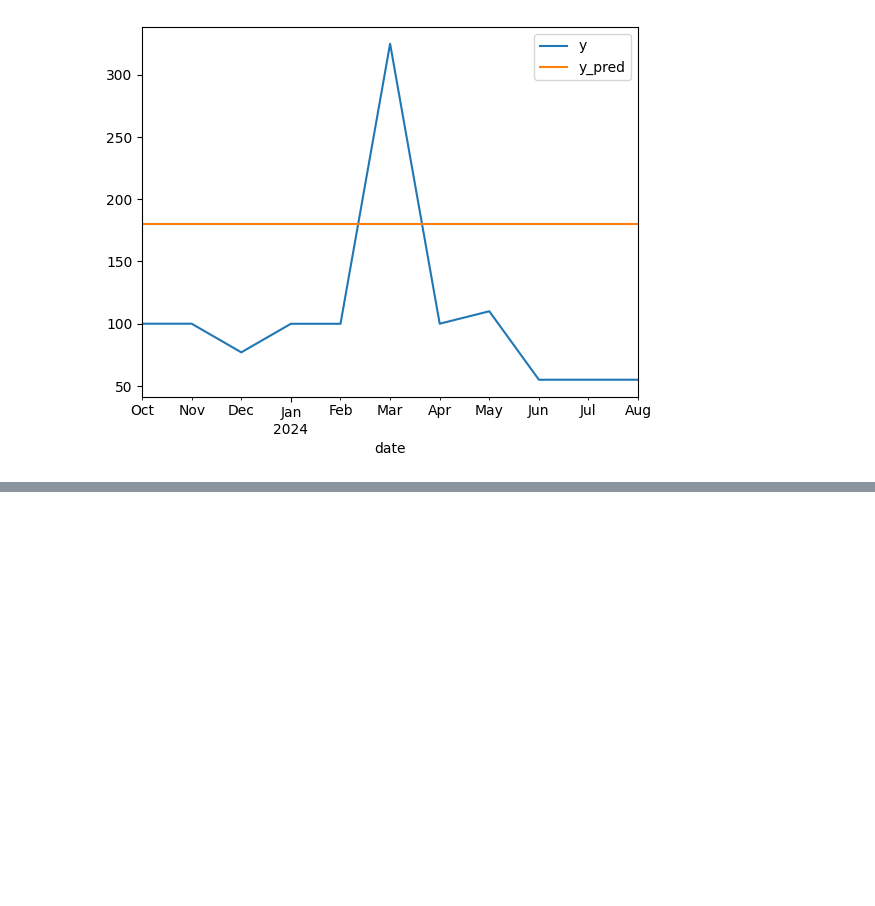
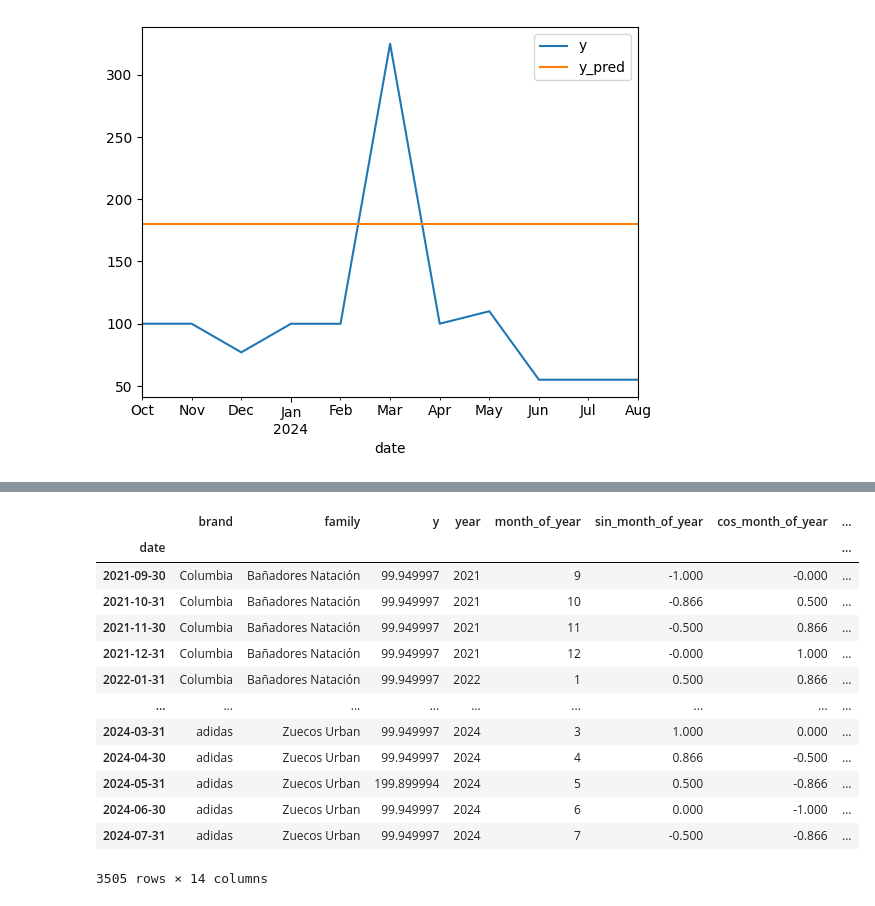
Before and after one commit to giarets/use_case_deporvillage, a Jupyter notebook: 4_model_naive.ipynb, the cells around one changed output, grey strips where cells are left out. Drawn from its saved outputs; the diff is of its cells as text; code cells hidden in the pictures; blank space fills up the shorter version.

```diff
--- a/4_model_naive.ipynb
+++ b/4_model_naive.ipynb
@@ -73,0 +109,17 @@ df_preds[(df_preds["family"] == family) & (df_preds["brand"] == brand)][["y", "y
+# %%
+df_monthly
+# %% [output]
+|  | brand | family | y | year | month_of_year | sin_month_of_year | cos_month_of_year | ... |
+| date |  |  |  |  |  |  |  | ... |
+| 2021-09-30 | Columbia | Bañadores Natación | 99.949997 | 2021 | 9 | -1.000 | -0.000 | ... |
+| 2021-10-31 | Columbia | Bañadores Natación | 99.949997 | 2021 | 10 | -0.866 | 0.500 | ... |
+| 2021-11-30 | Columbia | Bañadores Natación | 99.949997 | 2021 | 11 | -0.500 | 0.866 | ... |
+| 2021-12-31 | Columbia | Bañadores Natación | 99.949997 | 2021 | 12 | -0.000 | 1.000 | ... |
+| 2022-01-31 | Columbia | Bañadores Natación | 99.949997 | 2022 | 1 | 0.500 | 0.866 | ... |
+| ... | ... | ... | ... | ... | ... | ... | ... | ... |
+| 2024-03-31 | adidas | Zuecos Urban | 99.949997 | 2024 | 3 | 1.000 | 0.000 | ... |
+| 2024-04-30 | adidas | Zuecos Urban | 99.949997 | 2024 | 4 | 0.866 | -0.500 | ... |
+| 2024-05-31 | adidas | Zuecos Urban | 199.899994 | 2024 | 5 | 0.500 | -0.866 | ... |
+| 2024-06-30 | adidas | Zuecos Urban | 99.949997 | 2024 | 6 | 0.000 | -1.000 | ... |
+| 2024-07-31 | adidas | Zuecos Urban | 99.949997 | 2024 | 7 | -0.500 | -0.866 | ... |
+3505 rows × 14 columns
```
Also changed, not shown: parts of 6 cells of this notebook, 4 other files.
